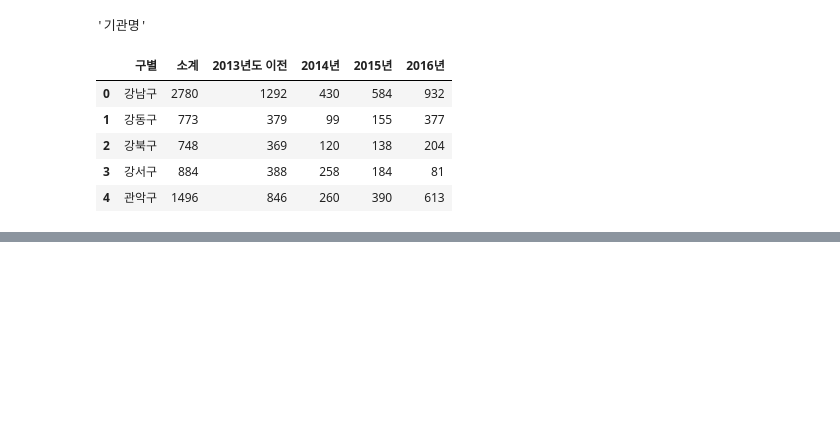
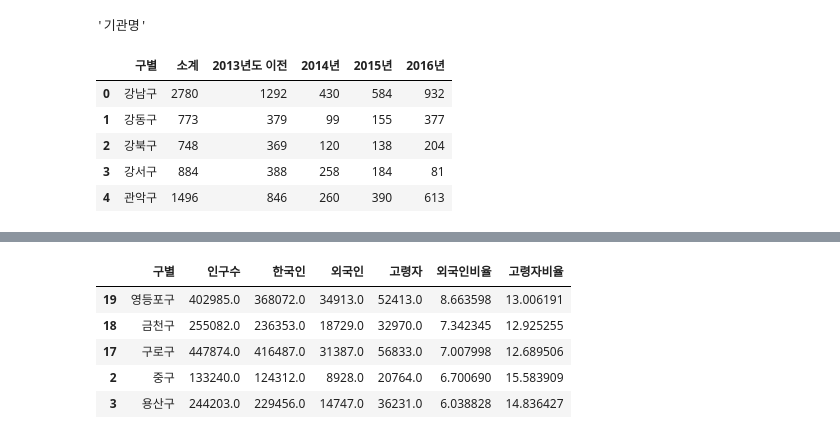
Before and after one commit to ESENS12/DataScience, a Jupyter notebook: CCTV_in_Seoul.ipynb, the cells around one changed output, grey strips where cells are left out. Saved outputs shown, nothing was run; the diff lists cells and outputs as text; code cells hidden in the pictures; blank space fills up the shorter version.

```diff
--- a/CCTV_in_Seoul.ipynb
+++ b/CCTV_in_Seoul.ipynb
@@ -69,0 +165,9 @@ CCTV_Seoul.sort_values(by='소계', ascending=False).head(5)
+# %%
+pop_Seoul.sort_values(by='외국인비율', ascending=False).head(5)
+# %% [output]
+|  | 구별 | 인구수 | 한국인 | 외국인 | 고령자 | 외국인비율 | 고령자비율 |
+| 19 | 영등포구 | 402985.0 | 368072.0 | 34913.0 | 52413.0 | 8.663598 | 13.006191 |
+| 18 | 금천구 | 255082.0 | 236353.0 | 18729.0 | 32970.0 | 7.342345 | 12.925255 |
+| 17 | 구로구 | 447874.0 | 416487.0 | 31387.0 | 56833.0 | 7.007998 | 12.689506 |
+| 2 | 중구 | 133240.0 | 124312.0 | 8928.0 | 20764.0 | 6.700690 | 15.583909 |
+| 3 | 용산구 | 244203.0 | 229456.0 | 14747.0 | 36231.0 | 6.038828 | 14.836427 |
```
Also changed, not shown: parts of 18 cells of this notebook.
